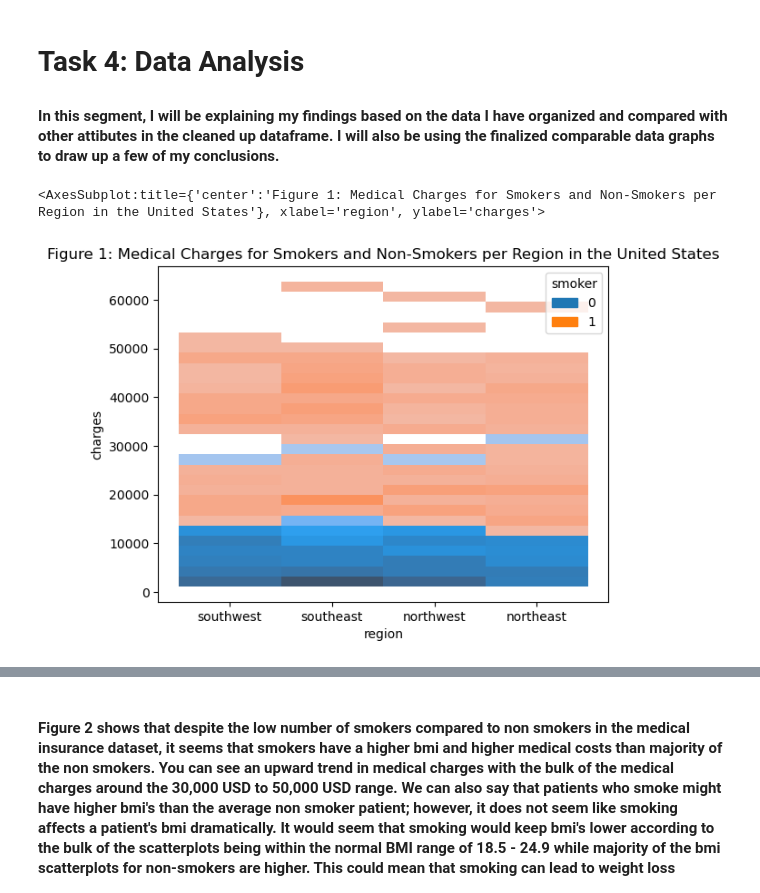
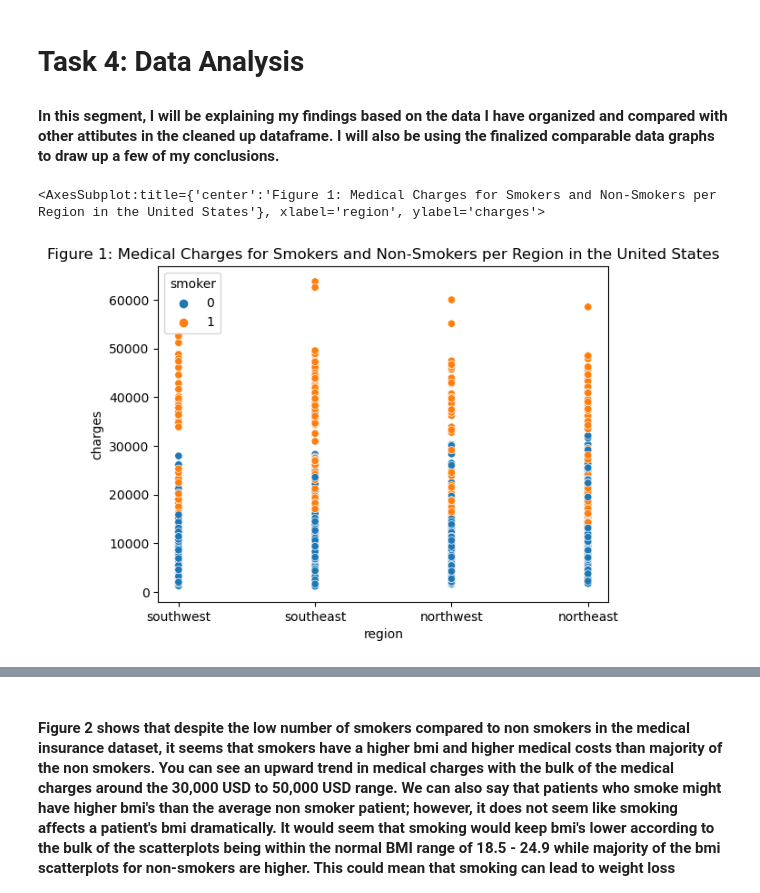
Before and after one commit to ubco-W2022T1-cosc301/project-group44, a Jupyter notebook: notebooks/analysis1.ipynb, the cells around one changed output, grey strips where cells are left out. Drawn from its saved outputs; the diff is of its cells as text; code cells hidden in the pictures.

```diff
--- a/notebooks/analysis1.ipynb
+++ b/notebooks/analysis1.ipynb
@@ -284,8 +284,8 @@ Name: smoker, dtype: int64
 #### In this segment, I will be explaining my findings based on the data I have organized and compared with other attibutes in the cleaned up dataframe. I will also be using the finalized comparable data graphs to draw up a few of my conclusions.
 # %%
 plt.title("Figure 1: Medical Charges for Smokers and Non-Smokers per Region in the United States")
-sns.histplot(data = df_clean, x ='region', y = 'charges', hue = 'smoker')
+sns.scatterplot(data = df_clean, x ='region', y = 'charges', hue = 'smoker')
 # %% [output]
 <AxesSubplot:title={'center':'Figure 1: Medical Charges for Smokers and Non-Smokers per Region in the United States'}, xlabel='region', ylabel='charges'>
-[figure, old version]
+[figure, new version]
 # %% [markdown]
```
Also changed, not shown: parts of 6 cells of this notebook.
